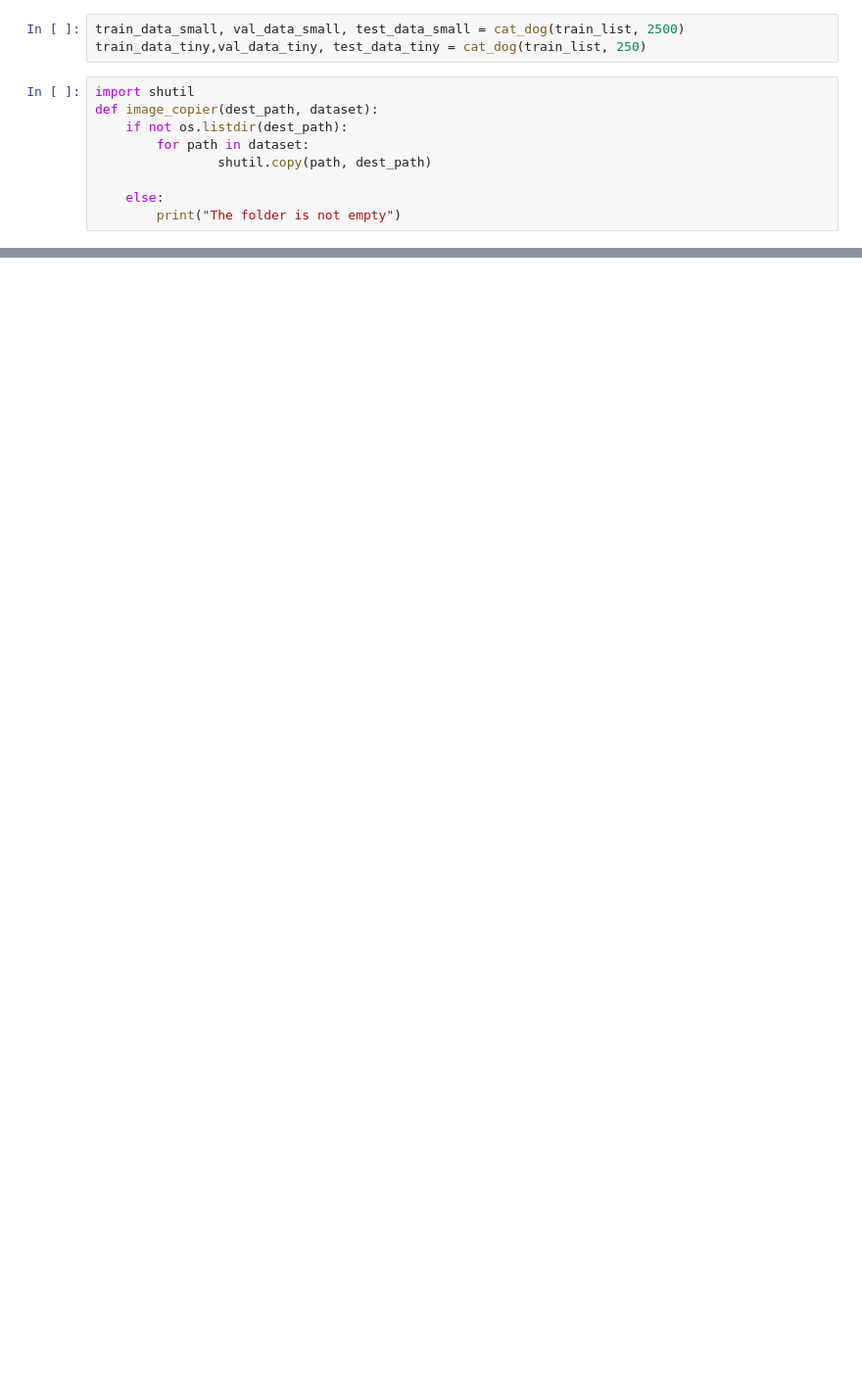
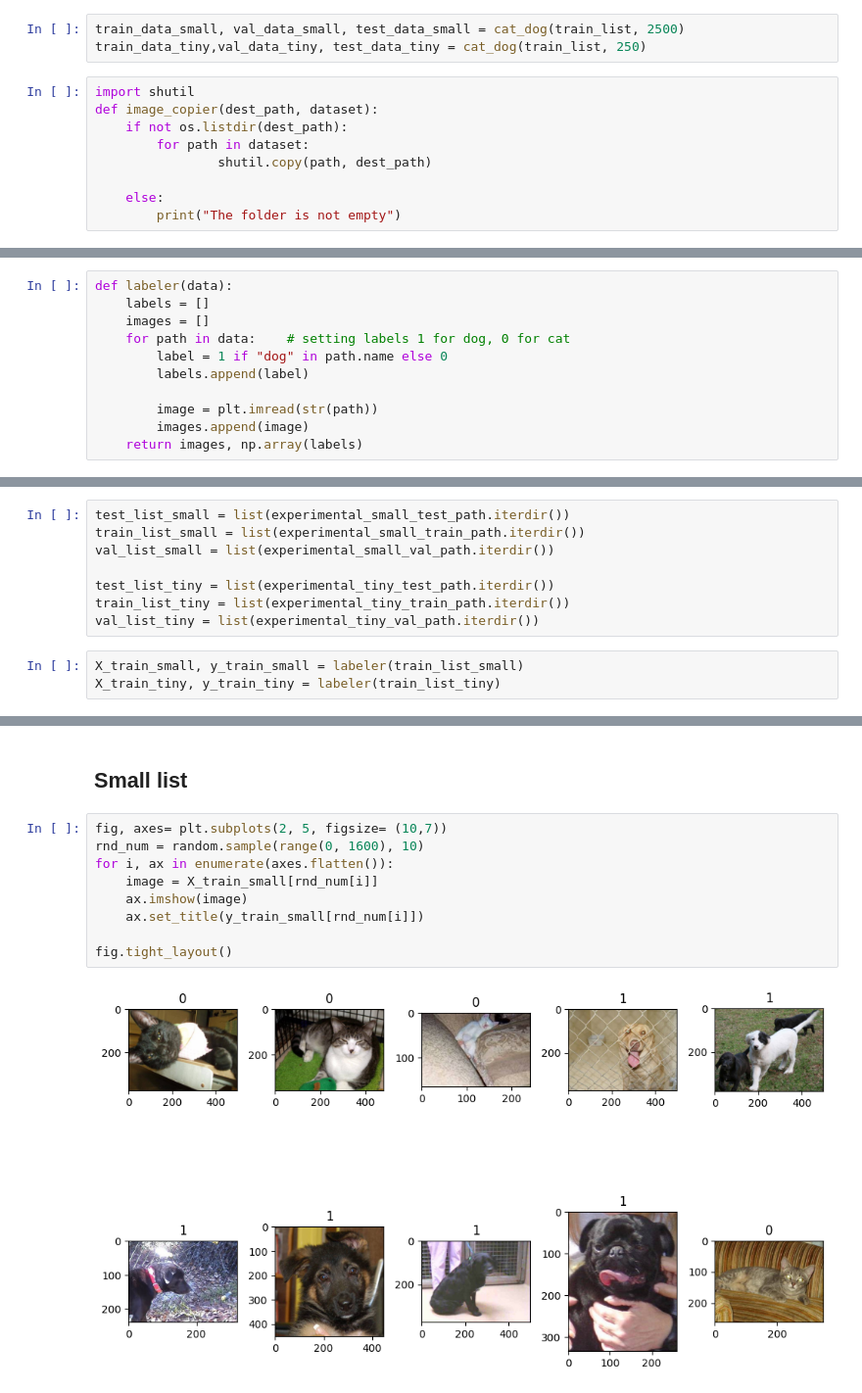
Before and after one commit to BrutalFrost/Artificial_Intelligence_Hampus_Erlandsson_OPA23, a Jupyter notebook: Lab_2/Lab_2.ipynb, the cells around one changed output, grey strips where cells are left out. Shown at 98% size. Drawn from its saved outputs; the diff is of its cells as text; blank space fills up the shorter version.

```diff
--- a/Lab_2/Lab_2.ipynb
+++ b/Lab_2/Lab_2.ipynb
@@ -181,0 +157,11 @@ The folder is not empty
+# %%
+def labeler(data):
+    labels = []
+    images = []
+    for path in data:    # setting labels 1 for dog, 0 for cat
+        label = 1 if "dog" in path.name else 0
+        labels.append(label)
+
+        image = plt.imread(str(path))
+        images.append(image)
+    return images, np.array(labels)
@@ -181,0 +170,11 @@ The folder is not empty
+# %%
+test_list_small = list(experimental_small_test_path.iterdir())
+train_list_small = list(experimental_small_train_path.iterdir())
+val_list_small = list(experimental_small_val_path.iterdir())
+
+test_list_tiny = list(experimental_tiny_test_path.iterdir())
+train_list_tiny = list(experimental_tiny_train_path.iterdir())
+val_list_tiny = list(experimental_tiny_val_path.iterdir())
+# %%
+X_train_small, y_train_small = labeler(train_list_small)
+X_train_tiny, y_train_tiny = labeler(train_list_tiny)
@@ -181,0 +193,13 @@ The folder is not empty
+# %% [markdown]
+## Small list
+# %%
+fig, axes= plt.subplots(2, 5, figsize= (10,7))
+rnd_num = random.sample(range(0, 1600), 10)
+for i, ax in enumerate(axes.flatten()):
+    image = X_train_small[rnd_num[i]]
+    ax.imshow(image)
+    ax.set_title(y_train_small[rnd_num[i]])
+
+fig.tight_layout()
+# %% [output]
+[figure, added]
```
Also changed, not shown: parts of 15 cells of this notebook.
